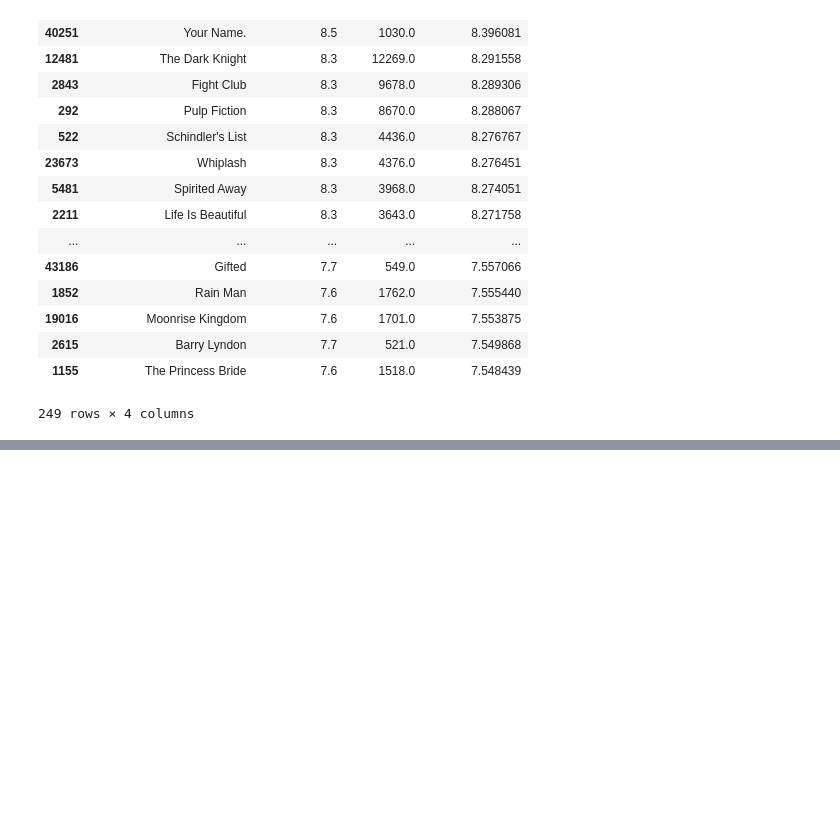
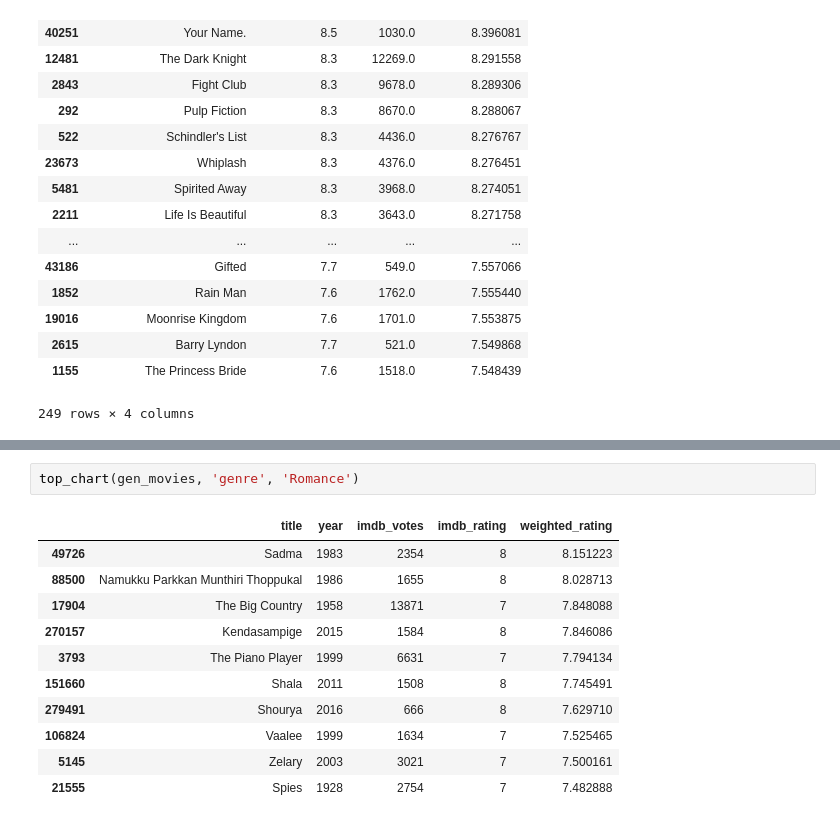
Before and after one commit to ecbenezra/recommender-system, a Jupyter notebook: Popularity-based-recommender.ipynb, the cells around one changed output, grey strips where cells are left out. Saved outputs shown, nothing was run; the diff lists cells and outputs as text; blank space fills up the shorter version.

```diff
--- a/Popularity-based-recommender.ipynb
+++ b/Popularity-based-recommender.ipynb
@@ -334,0 +428,14 @@ md_qualified
+# %%
+top_chart(gen_movies, 'genre', 'Romance')
+# %% [output]
+|  | title | year | imdb_votes | imdb_rating | weighted_rating |
+| 49726 | Sadma | 1983 | 2354 | 8 | 8.151223 |
+| 88500 | Namukku Parkkan Munthiri Thoppukal | 1986 | 1655 | 8 | 8.028713 |
+| 17904 | The Big Country | 1958 | 13871 | 7 | 7.848088 |
+| 270157 | Kendasampige | 2015 | 1584 | 8 | 7.846086 |
+| 3793 | The Piano Player | 1999 | 6631 | 7 | 7.794134 |
+| 151660 | Shala | 2011 | 1508 | 8 | 7.745491 |
+| 279491 | Shourya | 2016 | 666 | 8 | 7.629710 |
+| 106824 | Vaalee | 1999 | 1634 | 7 | 7.525465 |
+| 5145 | Zelary | 2003 | 3021 | 7 | 7.500161 |
+| 21555 | Spies | 1928 | 2754 | 7 | 7.482888 |
```
Also changed, not shown: parts of 14 cells of this notebook.
